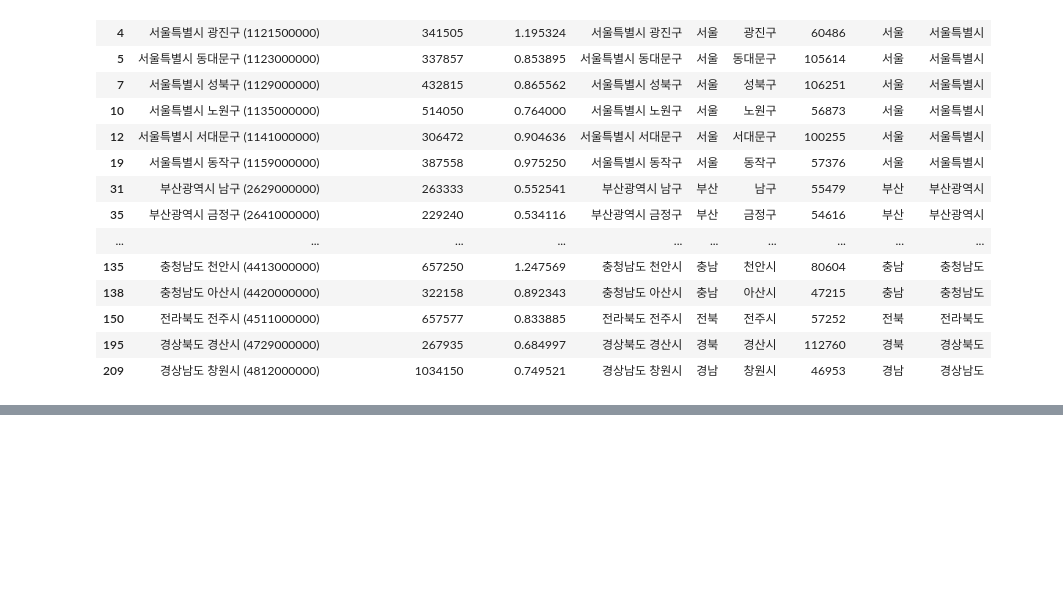
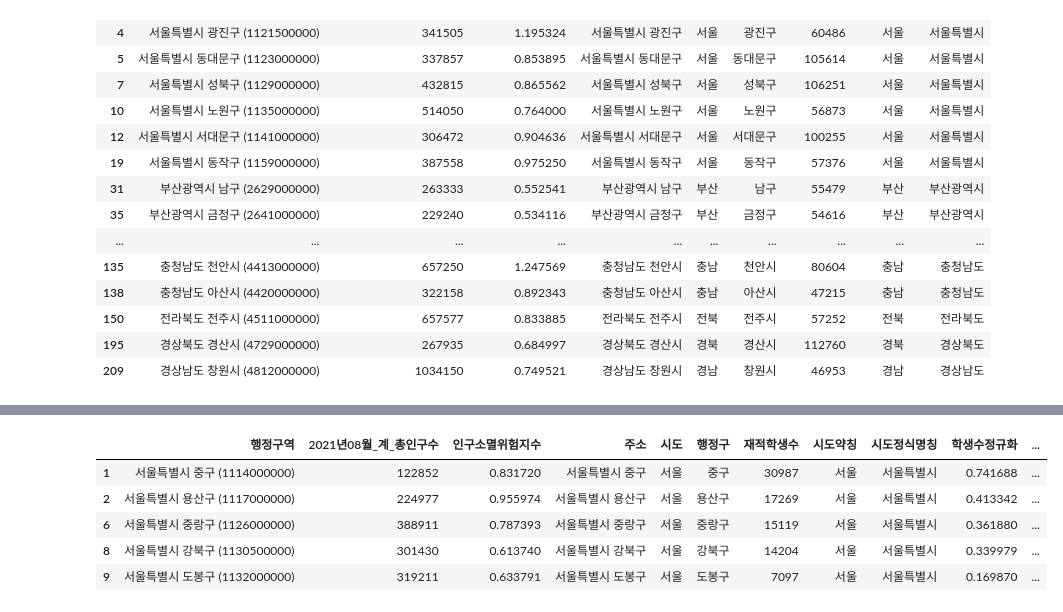
Before and after one commit to urous3814/Sorabol-SharingCamp, a Jupyter notebook: 09/27/Colab_4day.ipynb, the cells around one changed output, grey strips where cells are left out. Saved outputs shown, nothing was run; the diff lists cells and outputs as text; code cells hidden in the pictures; blank space fills up the shorter version.

```diff
--- a/09/27/Colab_4day.ipynb
+++ b/09/27/Colab_4day.ipynb
@@ -578,0 +594,6 @@ df13[condition]
+# %%
+df15 = df14.copy()
+Max = df15['재적학생수'].max()
+Min = df15['재적학생수'].min()
+df15['학생수정규화'] = (df15['재적학생수'] - Min)/ (Max - Min)
+df15.head()
@@ -578,0 +607,12 @@ df13[condition]
+# %%
+Max = df15['인구소멸위험지수'].max()
+Min = df15['인구소멸위험지수'].min()
+df15['인구소멸위험지수정규화'] = (df15['인구소멸위험지수'] - Min)/ (Max - Min)
+df15.head()
+# %% [output]
+|  | 행정구역 | 2021년08월_계_총인구수 | 인구소멸위험지수 | 주소 | 시도 | 행정구 | 재적학생수 | 시도약칭 | 시도정식명칭 | 학생수정규화 | ... |
+| 1 | 서울특별시 중구 (1114000000) | 122852 | 0.831720 | 서울특별시 중구 | 서울 | 중구 | 30987 | 서울 | 서울특별시 | 0.741688 | ... |
+| 2 | 서울특별시 용산구 (1117000000) | 224977 | 0.955974 | 서울특별시 용산구 | 서울 | 용산구 | 17269 | 서울 | 서울특별시 | 0.413342 | ... |
+| 6 | 서울특별시 중랑구 (1126000000) | 388911 | 0.787393 | 서울특별시 중랑구 | 서울 | 중랑구 | 15119 | 서울 | 서울특별시 | 0.361880 | ... |
+| 8 | 서울특별시 강북구 (1130500000) | 301430 | 0.613740 | 서울특별시 강북구 | 서울 | 강북구 | 14204 | 서울 | 서울특별시 | 0.339979 | ... |
+| 9 | 서울특별시 도봉구 (1132000000) | 319211 | 0.633791 | 서울특별시 도봉구 | 서울 | 도봉구 | 7097 | 서울 | 서울특별시 | 0.169870 | ... |
```
Also changed, not shown: parts of 5 cells of this notebook.
